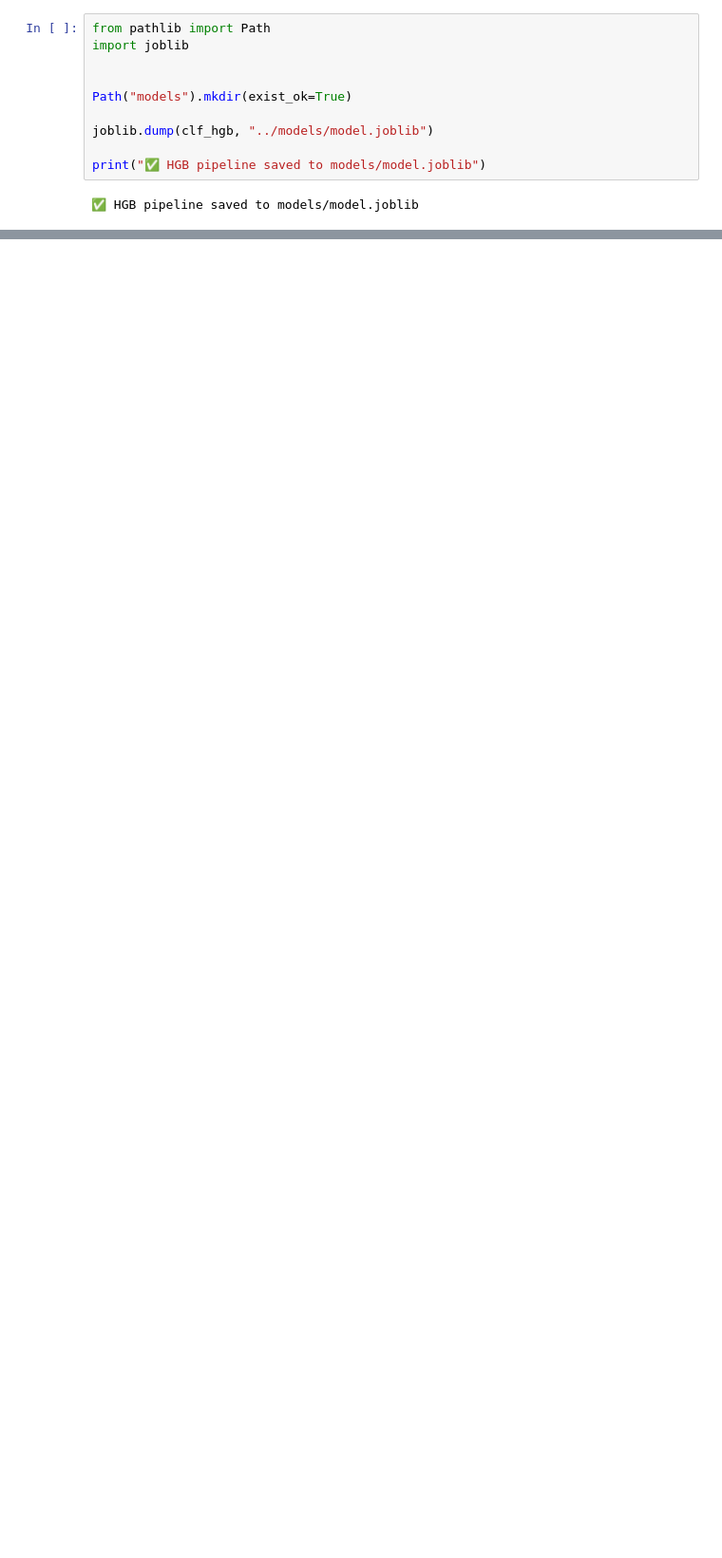
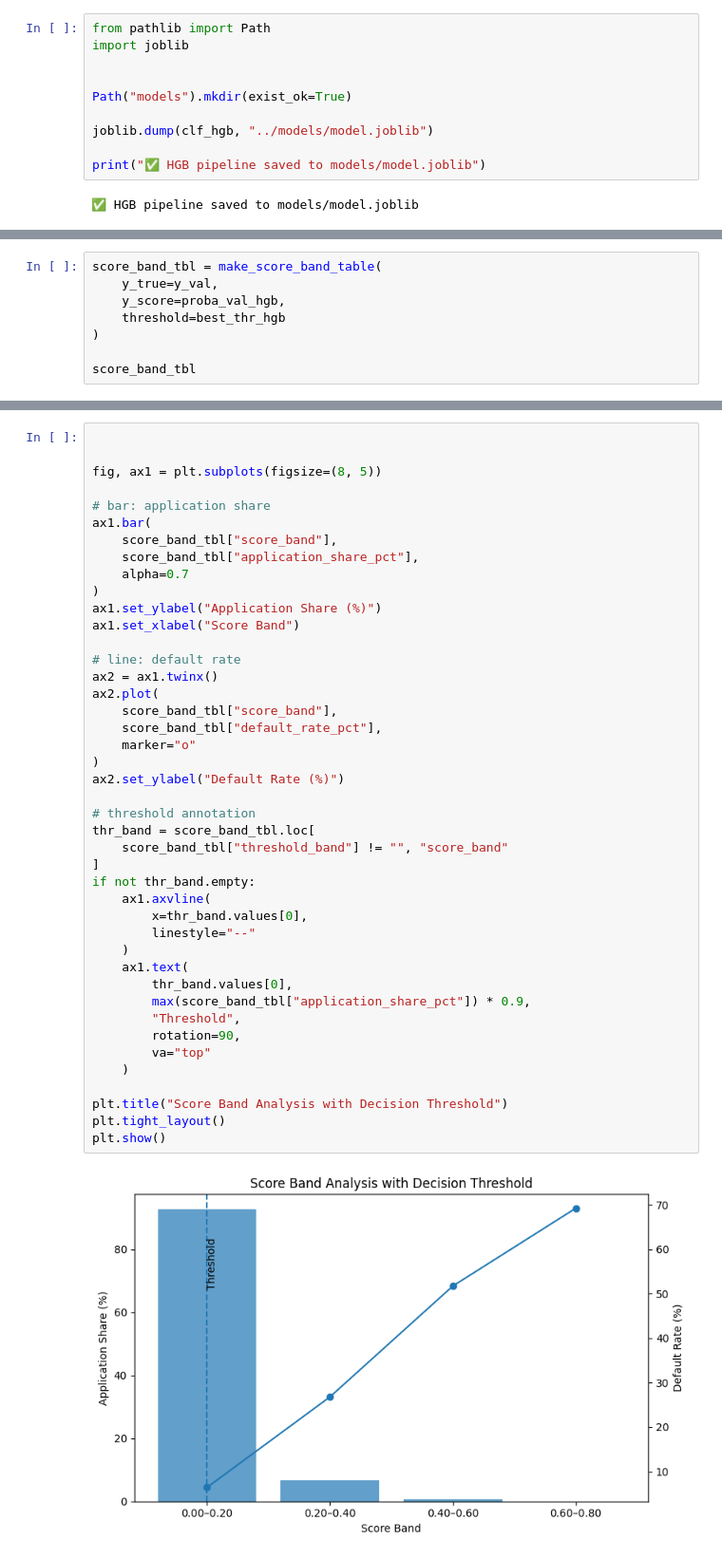
Before and after one commit to Ou-Hai/home-credit-risk-analytics, a Jupyter notebook: notebooks/05_ml_models.ipynb, the cells around one changed output, grey strips where cells are left out. Shown at 95% size. Saved outputs shown, nothing was run; the diff lists cells and outputs as text; blank space fills up the shorter version.

```diff
--- a/notebooks/05_ml_models.ipynb
+++ b/notebooks/05_ml_models.ipynb
@@ -363,0 +380,8 @@ print("✅ HGB pipeline saved to models/model.joblib")
+# %%
+score_band_tbl = make_score_band_table(
+    y_true=y_val,
+    y_score=proba_val_hgb,
+    threshold=best_thr_hgb
+)
+
+score_band_tbl
@@ -363,0 +410,45 @@ print("✅ HGB pipeline saved to models/model.joblib")
+# %%
+
+
+fig, ax1 = plt.subplots(figsize=(8, 5))
+
+# bar: application share
+ax1.bar(
+    score_band_tbl["score_band"],
+    score_band_tbl["application_share_pct"],
+    alpha=0.7
+)
+ax1.set_ylabel("Application Share (%)")
+ax1.set_xlabel("Score Band")
+
+# line: default rate
+ax2 = ax1.twinx()
+ax2.plot(
+    score_band_tbl["score_band"],
+    score_band_tbl["default_rate_pct"],
+    marker="o"
+)
+ax2.set_ylabel("Default Rate (%)")
+
+# threshold annotation
+thr_band = score_band_tbl.loc[
+    score_band_tbl["threshold_band"] != "", "score_band"
+]
+if not thr_band.empty:
+    ax1.axvline(
+        x=thr_band.values[0],
+        linestyle="--"
+    )
+    ax1.text(
+        thr_band.values[0],
+        max(score_band_tbl["application_share_pct"]) * 0.9,
+        "Threshold",
+        rotation=90,
+        va="top"
+    )
+
+plt.title("Score Band Analysis with Decision Threshold")
+plt.tight_layout()
+plt.show()
+# %% [output]
+[figure, added]
```
Also changed, not shown: parts of 6 cells of this notebook, 7 other files.
